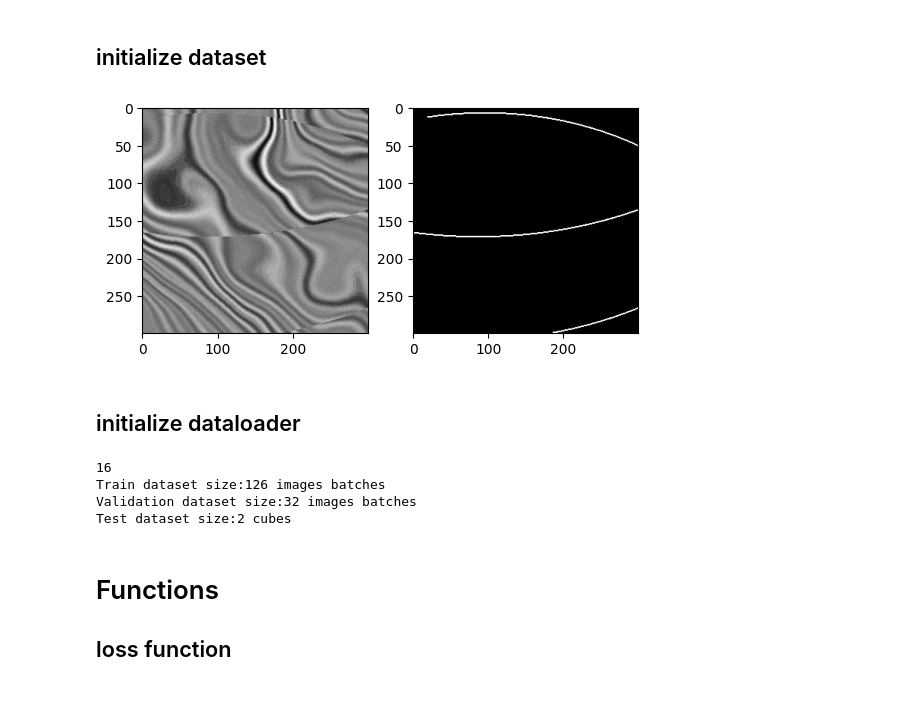
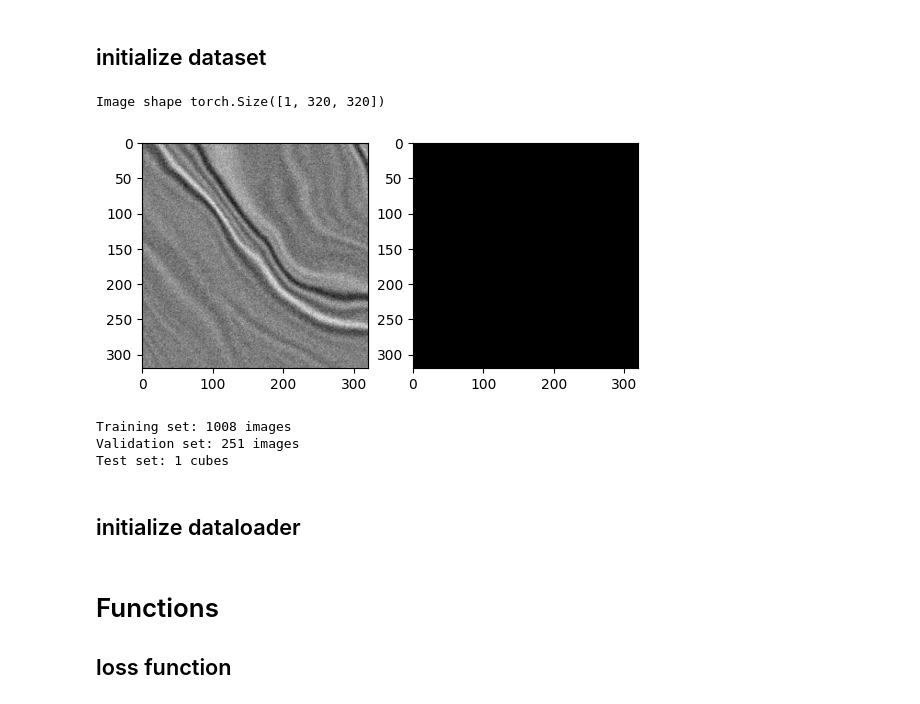
Before and after one commit to Winstonllllai/ML_FinalProject, a Jupyter notebook: main.ipynb, the cells around one changed output. Drawn from its saved outputs; the diff is of its cells as text; code cells hidden in the pictures.

```diff
--- a/main.ipynb
+++ b/main.ipynb
@@ -68,44 +65,40 @@ class CubeDataset(Dataset):
 # %%
 train_dataset_dir = "data"
 test_dataset_dir = "data"
-train_transform = transforms.Compose([transforms.RandomHorizontalFlip(),
-                                      transforms.RandomVerticalFlip(),
-                                      transforms.RandomRotation(30),
-                                      transforms.ToTensor()])
-test_transform = transforms.Compose([transforms.ToTensor()])
-full_train_dataset = ImageDataset(train_dataset_dir, train=True)
+train_transform = transforms.Compose([transforms.ToTensor(),
+                                      transforms.Resize((320, 320))
+                                      ])
+test_transform = transforms.Compose([transforms.ToTensor(),
+                                     transforms.Resize((320, 320))])
+full_train_dataset = ImageDataset(train_dataset_dir,train_transform, train=True)
 test_dataset = CubeDataset(test_dataset_dir, test_transform, train=False)
+train_dataset, val_dataset = random_split(full_train_dataset, [0.8, 0.2])
 
-image, mask = full_train_dataset[500]
+image, mask = train_dataset[200]
+print('Image shape',image.shape)
 plt.subplot(1, 2, 1)
-plt.imshow(image, cmap='gray')
+plt.imshow(image[0], cmap='gray')
 plt.subplot(1, 2, 2)
-plt.imshow(mask, cmap='gray')
+plt.imshow(mask[0], cmap='gray')
 plt.show()
 
-train_dataset, val_dataset = random_split(full_train_dataset, [0.8, 0.2])
-train_dataset.dataset.transform = train_transform
-val_dataset.dataset.transform = test_transform
+print('Training set:', len(train_dataset),'images')
+print('Validation set:', len(val_dataset),'images')
+print('Test set:', len(test_dataset),'cubes')
 # %% [output]
+Image shape torch.Size([1, 320, 320])
-[figure, old version]
+[figure, new version]
+Training set: 1008 images
+Validation set: 251 images
+Test set: 1 cubes
 # %% [markdown]
 ## initialize dataloader
 # %%
 batch_size = 16
 class_num = 2
-train_loader = DataLoader(train_dataset, batch_size, shuffle=True, num_workers=4)
-val_loader = DataLoader(val_dataset, batch_size, shuffle=False, num_workers=4)
-test_loader = DataLoader(test_dataset, batch_size=1, shuffle=False, num_workers=4)
-
-print(batch_size)
-print(f'Train dataset size:{len(train_loader)} images batches')
-print(f'Validation dataset size:{len(val_loader)} images batches')
-print(f'Test dataset size:{len(test_loader)} cubes')
+train_loader = DataLoader(train_dataset, batch_size, shuffle=True)
+val_loader = DataLoader(val_dataset, batch_size, shuffle=False)
+test_loader = DataLoader(test_dataset, batch_size=1, shuffle=False)
-# %% [output]
-16
-Train dataset size:126 images batches
-Validation dataset size:32 images batches
-Test dataset size:2 cubes
 # %% [markdown]
 # Functions
 ## loss function
```
Also changed, not shown: parts of 7 cells of this notebook.
